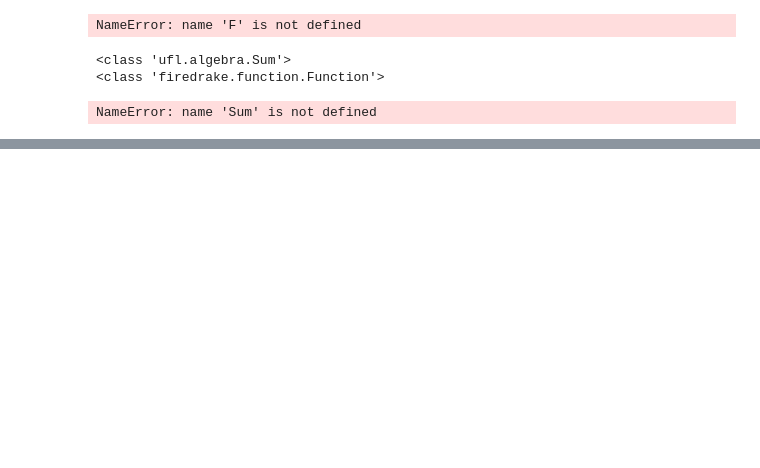
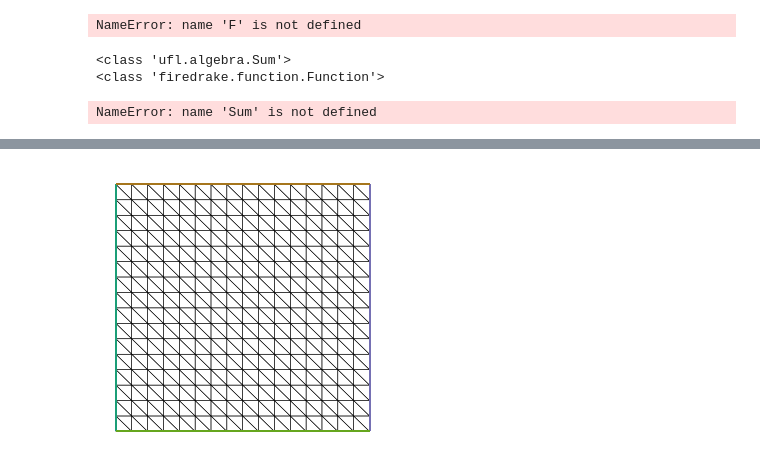
Before and after one commit to acse-akm121/oceans_goma, a Jupyter notebook: goma/src/Movement.ipynb, the cells around one changed output, grey strips where cells are left out. Drawn from its saved outputs; the diff is of its cells as text; code cells hidden in the pictures; blank space fills up the shorter version.

```diff
--- a/goma/src/Movement.ipynb
+++ b/goma/src/Movement.ipynb
@@ -120,0 +121,4 @@ plot_mesh(mover.mesh);
+# %%
+plot_mesh(small_mesh);
+# %% [output]
+[figure, added]
```
Also changed, not shown: parts of 6 cells of this notebook.
